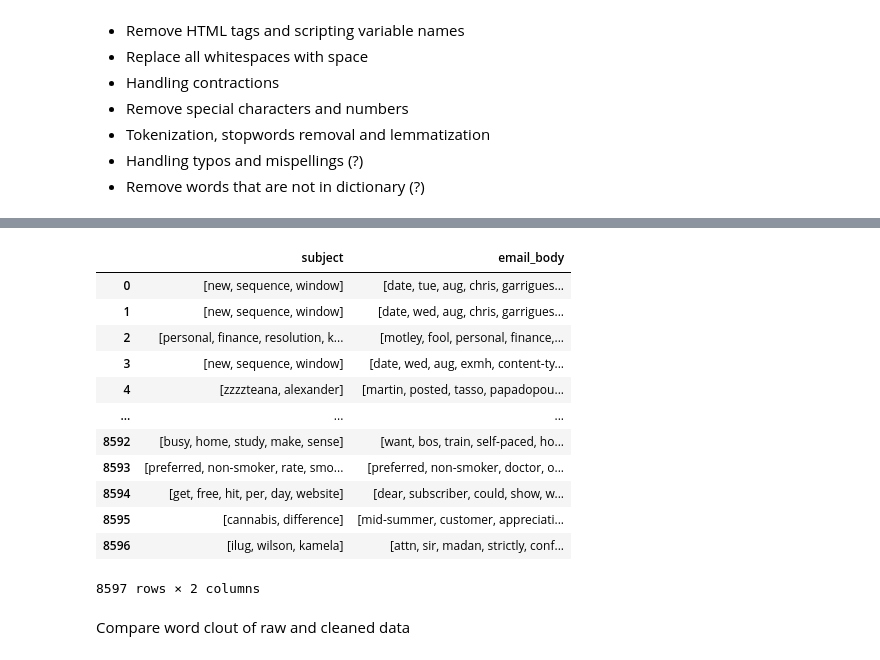
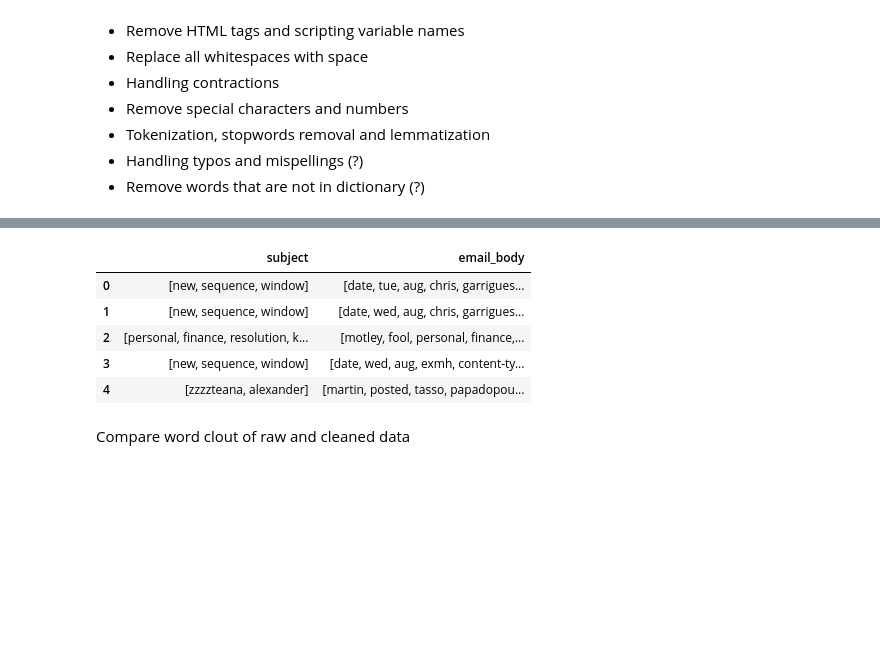
Before and after one commit to abccastro/Email-Spam-or-Ham-Detector-using-Naive-Bayes, a Jupyter notebook: Email Spam or Ham Detector using Naive Bayes.ipynb, the cells around one changed output, grey strips where cells are left out. Saved outputs shown, nothing was run; the diff lists cells and outputs as text; code cells hidden in the pictures; blank space fills up the shorter version.

```diff
--- a/Email Spam or Ham Detector using Naive Bayes.ipynb
+++ b/Email Spam or Ham Detector using Naive Bayes.ipynb
@@ -293,41 +308,34 @@ def handle_mispelling_words(word_list):
 
         # Lemmatize the word
         if is_lemmatized:
             # Remove one-character word from the list
             if len(cleaned_word) == 1:
                 word_list.pop(idx)
                 word_list_size = word_list_size - 1
             else:
                 # suggested_words = suggest_words(cleaned_word)
                 # TODO: Improve this section of the code
                 # For now, we only take words that have error distance of 3
                 # if len(suggested_words) == 0:
                 #     word_list.pop(idx)
                 #     word_list_size = word_list_size - 1
                 # else:
                 word_list[idx] = lemmatize_word(cleaned_word)
 
         idx = idx + 1
 
     return word_list
 
 
 data_cleaned_df[['subject', 'email_body']] = data_cleaned_df[['subject', 'email_body']].applymap(lambda x : handle_mispelling_words(x))
-data_cleaned_df[['subject', 'email_body']]
+data_cleaned_df[['subject', 'email_body']].head(5)
 # %% [output]
 |  | subject | email_body |
 | 0 | [new, sequence, window] | [date, tue, aug, chris, garrigues... |
 | 1 | [new, sequence, window] | [date, wed, aug, chris, garrigues... |
 | 2 | [personal, finance, resolution, k... | [motley, fool, personal, finance,... |
 | 3 | [new, sequence, window] | [date, wed, aug, exmh, content-ty... |
 | 4 | [zzzzteana, alexander] | [martin, posted, tasso, papadopou... |
-| ... | ... | ... |
-| 8592 | [busy, home, study, make, sense] | [want, bos, train, self-paced, ho... |
-| 8593 | [preferred, non-smoker, rate, smo... | [preferred, non-smoker, doctor, o... |
-| 8594 | [get, free, hit, per, day, website] | [dear, subscriber, could, show, w... |
-| 8595 | [cannabis, difference] | [mid-summer, customer, appreciati... |
-| 8596 | [ilug, wilson, kamela] | [attn, sir, madan, strictly, conf... |
-8597 rows × 2 columns
 # %% [markdown]
 Compare word clout of raw and cleaned data
 # %%
```
Also changed, not shown: parts of 69 cells of this notebook.
